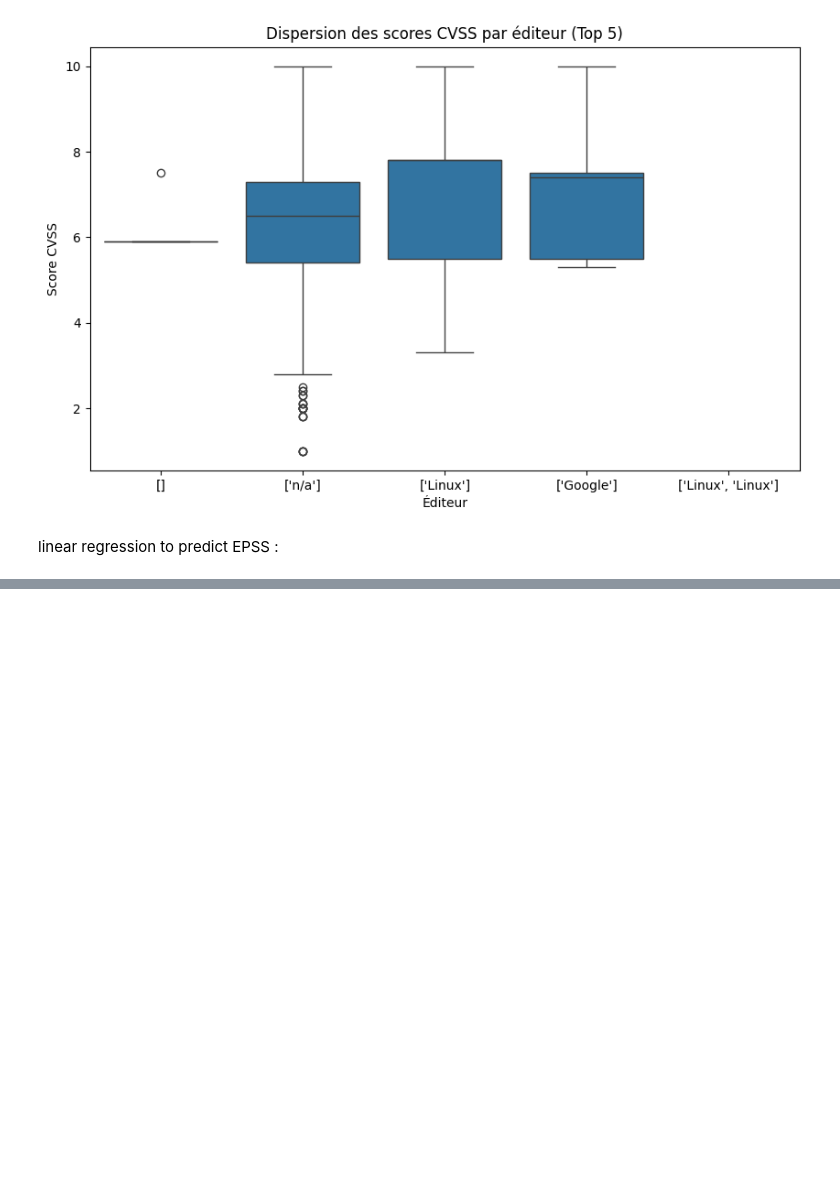
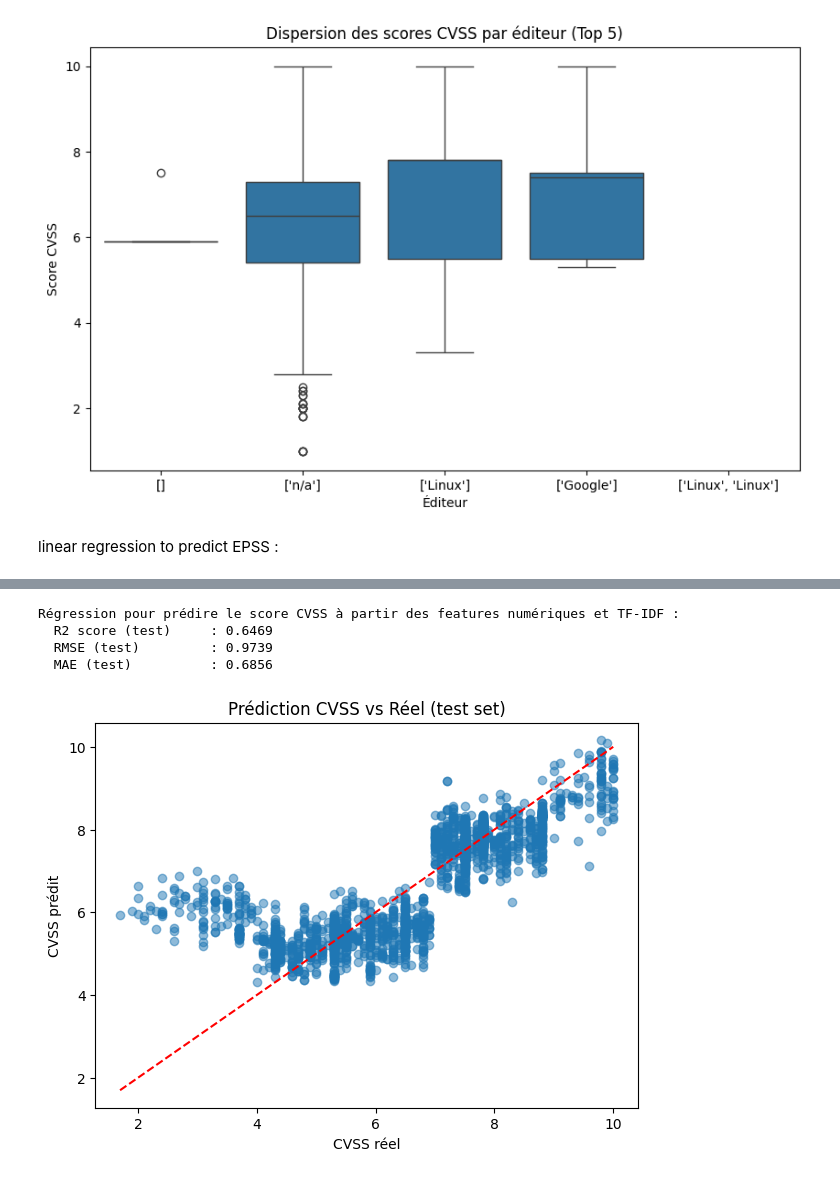
Before and after one commit to 3arly1/projet-mastercamp-data, a Jupyter notebook: mastercamp.ipynb, the cells around one changed output, grey strips where cells are left out. Drawn from its saved outputs; the diff is of its cells as text; code cells hidden in the pictures; blank space fills up the shorter version.

```diff
--- a/mastercamp.ipynb
+++ b/mastercamp.ipynb
@@ -474,0 +475,67 @@ df.head()
+# %%
+# Régression pour prédire le score CVSS à partir des features numériques et TF-IDF (description et titre)
+
+from sklearn.linear_model import LinearRegression
+from sklearn.model_selection import train_test_split
+from sklearn.metrics import mean_squared_error, mean_absolute_error, r2_score
+from sklearn.feature_extraction.text import TfidfVectorizer
+from sklearn.preprocessing import StandardScaler
+from scipy.sparse import hstack, csr_matrix
+
+# Préparation des features numériques
+features = ['epss']
+if 'severity' in df_cleaned.columns:
+    df_cleaned['severity_encoded'] = df_cleaned['severity'].astype('category').cat.codes
+    features.append('severity_encoded')
+
+X_num = df_cleaned[features].fillna(0)
+
+# Préparation des features textuelles (description et titre)
+desc = df_cleaned['description'].fillna('')
+titre = df_cleaned['title'].fillna('')
+
+tfidf_desc = TfidfVectorizer(max_features=100)
+tfidf_titre = TfidfVectorizer(max_features=50)
+
+X_desc = tfidf_desc.fit_transform(desc)
+X_titre = tfidf_titre.fit_transform(titre)
+
+# Standardiser les features numériques
+scaler = StandardScaler()
+X_num_scaled = scaler.fit_transform(X_num)
+
+# Concaténer toutes les features (numériques + textuelles)
+X_all = hstack([csr_matrix(X_num_scaled), X_desc, X_titre])
+
+y = df_cleaned['cvss'].astype(float)
+
+# Split train/test
+X_train, X_test, y_train, y_test = train_test_split(X_all, y, test_size=0.2, random_state=42)
+
+# Modèle de régression
+reg = LinearRegression()
+reg.fit(X_train, y_train)
+
+# Prédictions
+y_pred = reg.predict(X_test)
+
+# Évaluation
+print("Régression pour prédire le score CVSS à partir des features numériques et TF-IDF :")
+print(f"  R2 score (test)     : {r2_score(y_test, y_pred):.4f}")
+print(f"  RMSE (test)         : {mean_squared_error(y_test, y_pred):.4f}")
+print(f"  MAE (test)          : {mean_absolute_error(y_test, y_pred):.4f}")
+
+# Visualisation des prédictions vs valeurs réelles
+plt.figure(figsize=(7,5))
+plt.scatter(y_test, y_pred, alpha=0.5)
+plt.plot([y_test.min(), y_test.max()], [y_test.min(), y_test.max()], 'r--')
+plt.xlabel('CVSS réel')
+plt.ylabel('CVSS prédit')
+plt.title('Prédiction CVSS vs Réel (test set)')
+plt.show()
+# %% [output]
+Régression pour prédire le score CVSS à partir des features numériques et TF-IDF :
+  R2 score (test)     : 0.6469
+  RMSE (test)         : 0.9739
+  MAE (test)          : 0.6856
+[figure, added]
```
Also changed, not shown: parts of 10 cells of this notebook.
